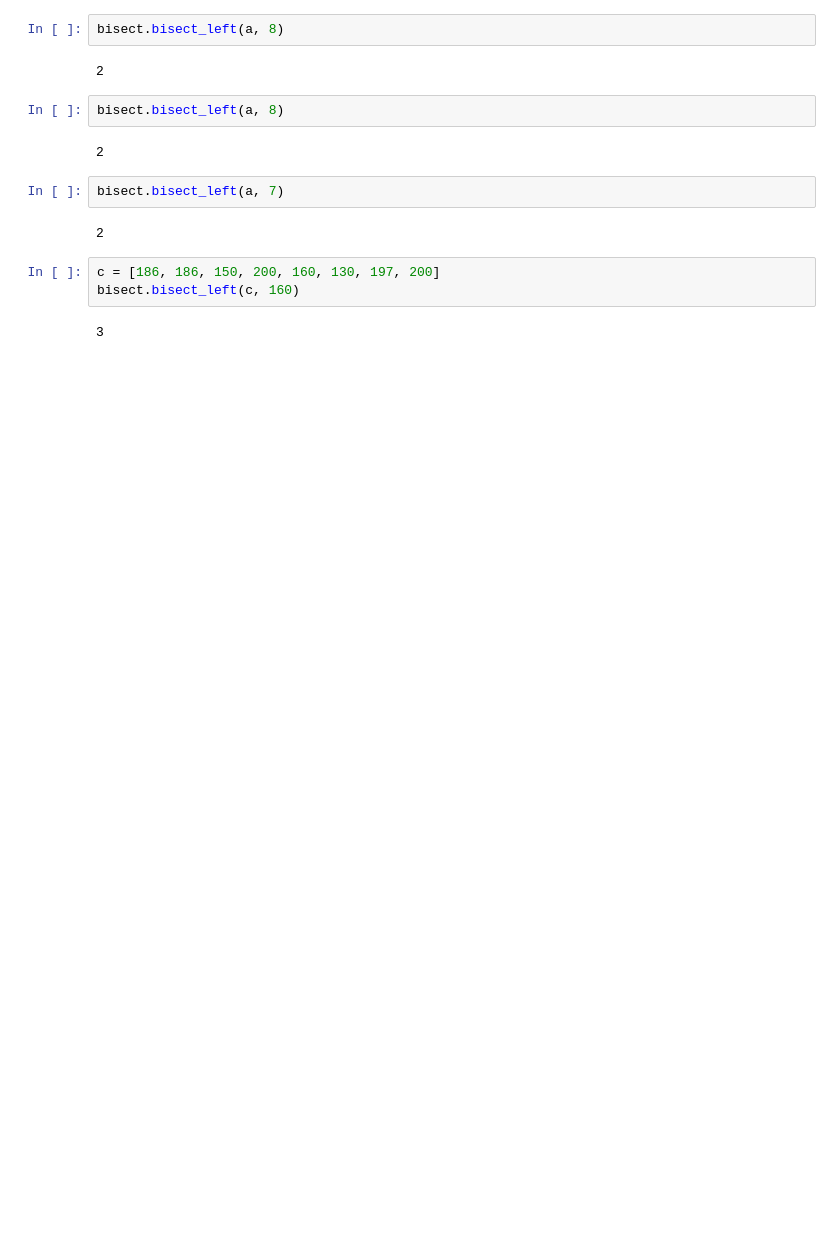
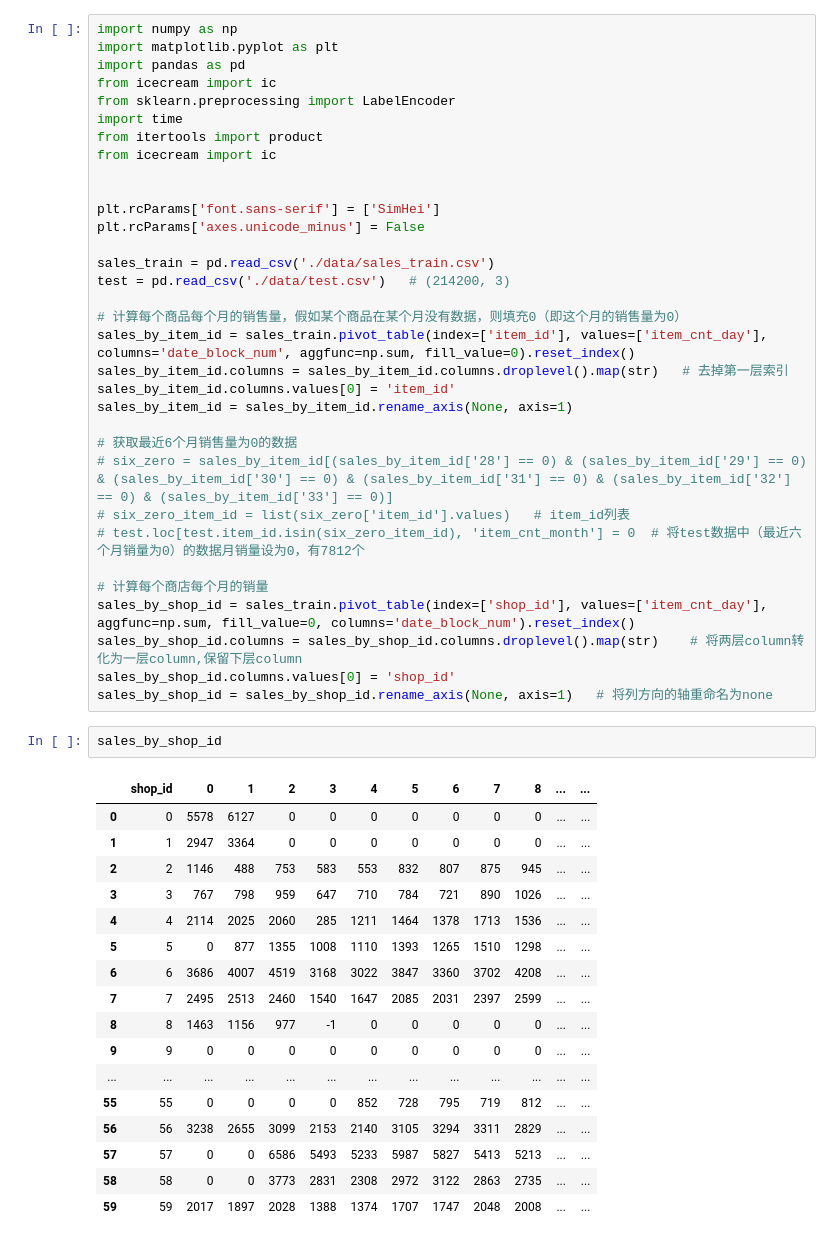
Before and after one commit to xafdl123github/kaggle, a Jupyter notebook: kaggle/Predict Future Sales/test.ipynb, the cells around one changed output. Drawn from its saved outputs; the diff is of its cells as text; blank space fills up the shorter version.

```diff
--- a/kaggle/Predict Future Sales/test.ipynb
+++ b/kaggle/Predict Future Sales/test.ipynb
@@ -8,17 +1,53 @@ bisect.bisect(a, 6)
-# %%
-bisect.bisect_left(a, 8)
-# %% [output]
-2
-# %%
-bisect.bisect_left(a, 8)
-# %% [output]
-2
-# %%
-bisect.bisect_left(a, 7)
-# %% [output]
-2
-# %%
-c = [186, 186, 150, 200, 160, 130, 197, 200]
-bisect.bisect_left(c, 160)
-# %% [output]
-3
+# %%
+import numpy as np
+import matplotlib.pyplot as plt
+import pandas as pd
+from icecream import ic
+from sklearn.preprocessing import LabelEncoder
+import time
+from itertools import product
+from icecream import ic
+
+
+plt.rcParams['font.sans-serif'] = ['SimHei']
+plt.rcParams['axes.unicode_minus'] = False
+
+sales_train = pd.read_csv('./data/sales_train.csv')
+test = pd.read_csv('./data/test.csv')   # (214200, 3)
+
+# 计算每个商品每个月的销售量，假如某个商品在某个月没有数据，则填充0（即这个月的销售量为0）
+sales_by_item_id = sales_train.pivot_table(index=['item_id'], values=['item_cnt_day'], columns='date_block_num', aggfunc=np.sum, fill_value=0).reset_index()
+sales_by_item_id.columns = sales_by_item_id.columns.droplevel().map(str)   # 去掉第一层索引
+sales_by_item_id.columns.values[0] = 'item_id'
+sales_by_item_id = sales_by_item_id.rename_axis(None, axis=1)
+
+# 获取最近6个月销售量为0的数据
+# six_zero = sales_by_item_id[(sales_by_item_id['28'] == 0) & (sales_by_item_id['29'] == 0) & (sales_by_item_id['30'] == 0) & (sales_by_item_id['31'] == 0) & (sales_by_item_id['32'] == 0) & (sales_by_item_id['33'] == 0)]
+# six_zero_item_id = list(six_zero['item_id'].values)   # item_id列表
+# test.loc[test.item_id.isin(six_zero_item_id), 'item_cnt_month'] = 0  # 将test数据中（最近六个月销量为0）的数据月销量设为0，有7812个
+
+# 计算每个商店每个月的销量
+sales_by_shop_id = sales_train.pivot_table(index=['shop_id'], values=['item_cnt_day'], aggfunc=np.sum, fill_value=0, columns='date_block_num').reset_index()
+sales_by_shop_id.columns = sales_by_shop_id.columns.droplevel().map(str)    # 将两层column转化为一层column,保留下层column
+sales_by_shop_id.columns.values[0] = 'shop_id'
+sales_by_shop_id = sales_by_shop_id.rename_axis(None, axis=1)   # 将列方向的轴重命名为none
+# %%
+sales_by_shop_id
+# %% [output]
+|  | shop_id | 0 | 1 | 2 | 3 | 4 | 5 | 6 | 7 | 8 | ... | ... |
+| 0 | 0 | 5578 | 6127 | 0 | 0 | 0 | 0 | 0 | 0 | 0 | ... | ... |
+| 1 | 1 | 2947 | 3364 | 0 | 0 | 0 | 0 | 0 | 0 | 0 | ... | ... |
+| 2 | 2 | 1146 | 488 | 753 | 583 | 553 | 832 | 807 | 875 | 945 | ... | ... |
+| 3 | 3 | 767 | 798 | 959 | 647 | 710 | 784 | 721 | 890 | 1026 | ... | ... |
+| 4 | 4 | 2114 | 2025 | 2060 | 285 | 1211 | 1464 | 1378 | 1713 | 1536 | ... | ... |
+| 5 | 5 | 0 | 877 | 1355 | 1008 | 1110 | 1393 | 1265 | 1510 | 1298 | ... | ... |
+| 6 | 6 | 3686 | 4007 | 4519 | 3168 | 3022 | 3847 | 3360 | 3702 | 4208 | ... | ... |
+| 7 | 7 | 2495 | 2513 | 2460 | 1540 | 1647 | 2085 | 2031 | 2397 | 2599 | ... | ... |
+| 8 | 8 | 1463 | 1156 | 977 | -1 | 0 | 0 | 0 | 0 | 0 | ... | ... |
+| 9 | 9 | 0 | 0 | 0 | 0 | 0 | 0 | 0 | 0 | 0 | ... | ... |
+| ... | ... | ... | ... | ... | ... | ... | ... | ... | ... | ... | ... | ... |
+| 55 | 55 | 0 | 0 | 0 | 0 | 852 | 728 | 795 | 719 | 812 | ... | ... |
+| 56 | 56 | 3238 | 2655 | 3099 | 2153 | 2140 | 3105 | 3294 | 3311 | 2829 | ... | ... |
+| 57 | 57 | 0 | 0 | 6586 | 5493 | 5233 | 5987 | 5827 | 5413 | 5213 | ... | ... |
+| 58 | 58 | 0 | 0 | 3773 | 2831 | 2308 | 2972 | 3122 | 2863 | 2735 | ... | ... |
+| 59 | 59 | 2017 | 1897 | 2028 | 1388 | 1374 | 1707 | 1747 | 2048 | 2008 | ... | ... |
```
Also changed, not shown: parts of 61 cells of this notebook, 7 other files.
